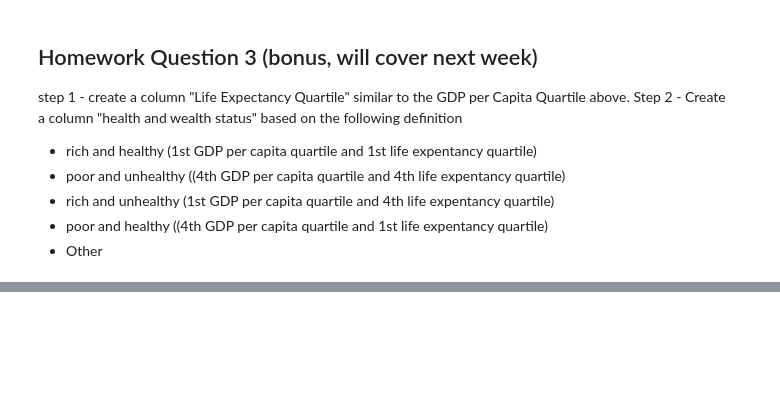
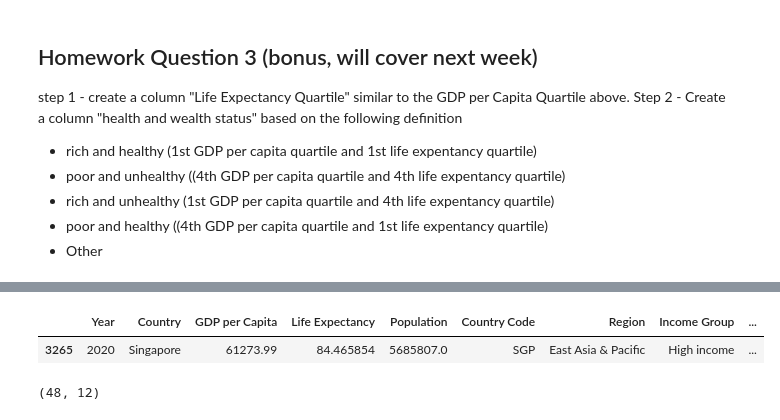
Before and after one commit to tsnow2010/umbc_data690_fall2024, a Jupyter notebook: Assignments/Assignment_07.ipynb, the cells around one changed output, grey strips where cells are left out. Drawn from its saved outputs; the diff is of its cells as text; code cells hidden in the pictures; blank space fills up the shorter version.

```diff
--- a/Assignments/Assignment_07.ipynb
+++ b/Assignments/Assignment_07.ipynb
@@ -387,0 +400,13 @@ df.sample()
+# %%
+df_2020 = df[df['Year'] == 2020]
+# Below only drops rows if there is NaN in certain columns.
+df_2020.dropna(subset=['GDP per Capita','Life Expectancy'])
+df_rich_healthy = df_2020[df_2020['Health and Wealth Status'] == 'Rich and Healthy']
+df_rich_healthy.sample(1)
+# %% [output]
+|  | Year | Country | GDP per Capita | Life Expectancy | Population | Country Code | Region | Income Group | ... |
+| 3265 | 2020 | Singapore | 61273.99 | 84.465854 | 5685807.0 | SGP | East Asia & Pacific | High income | ... |
+# %%
+df_rich_healthy.shape
+# %% [output]
+(48, 12)
```
Also changed, not shown: parts of 22 cells of this notebook.
